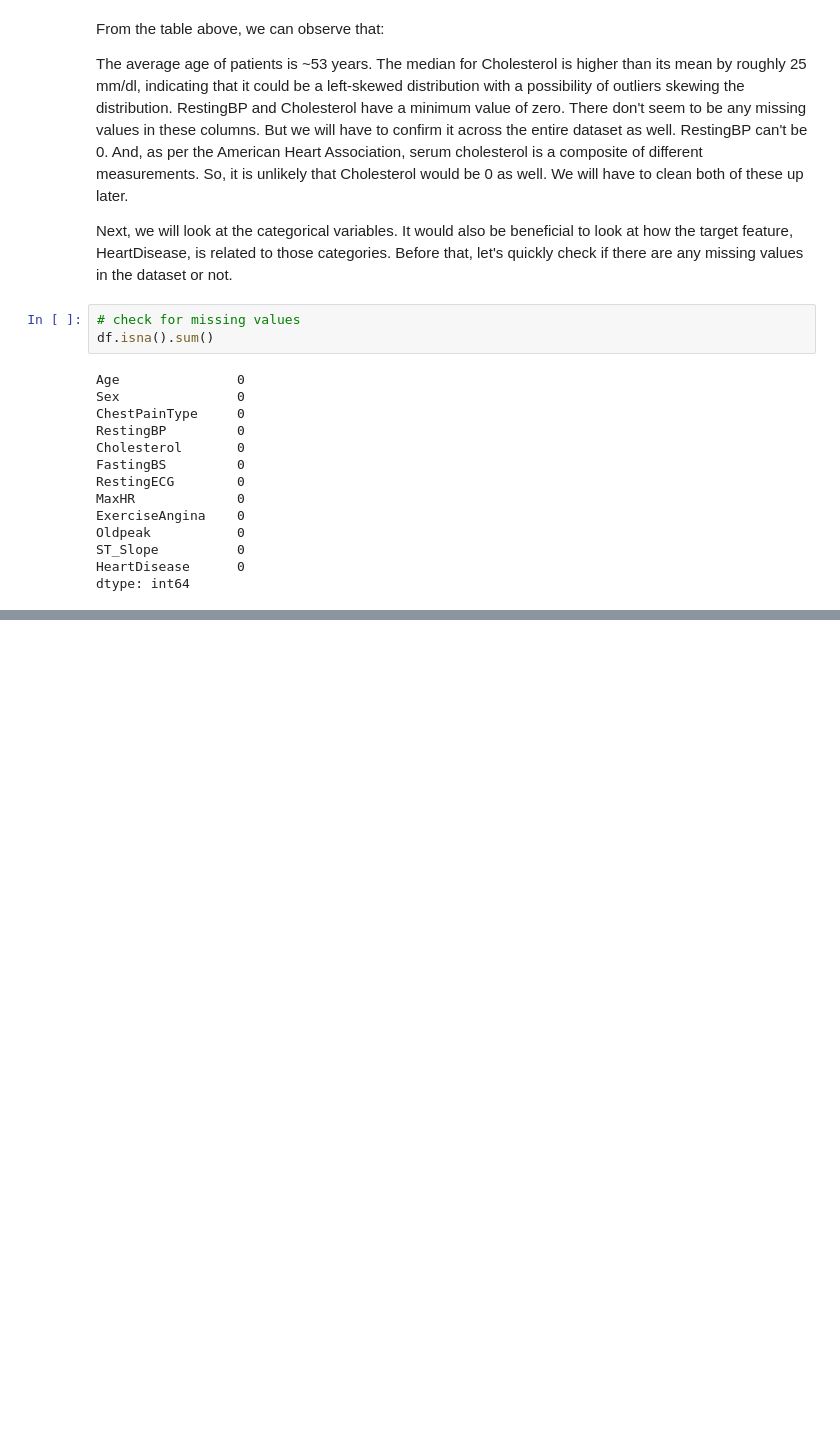
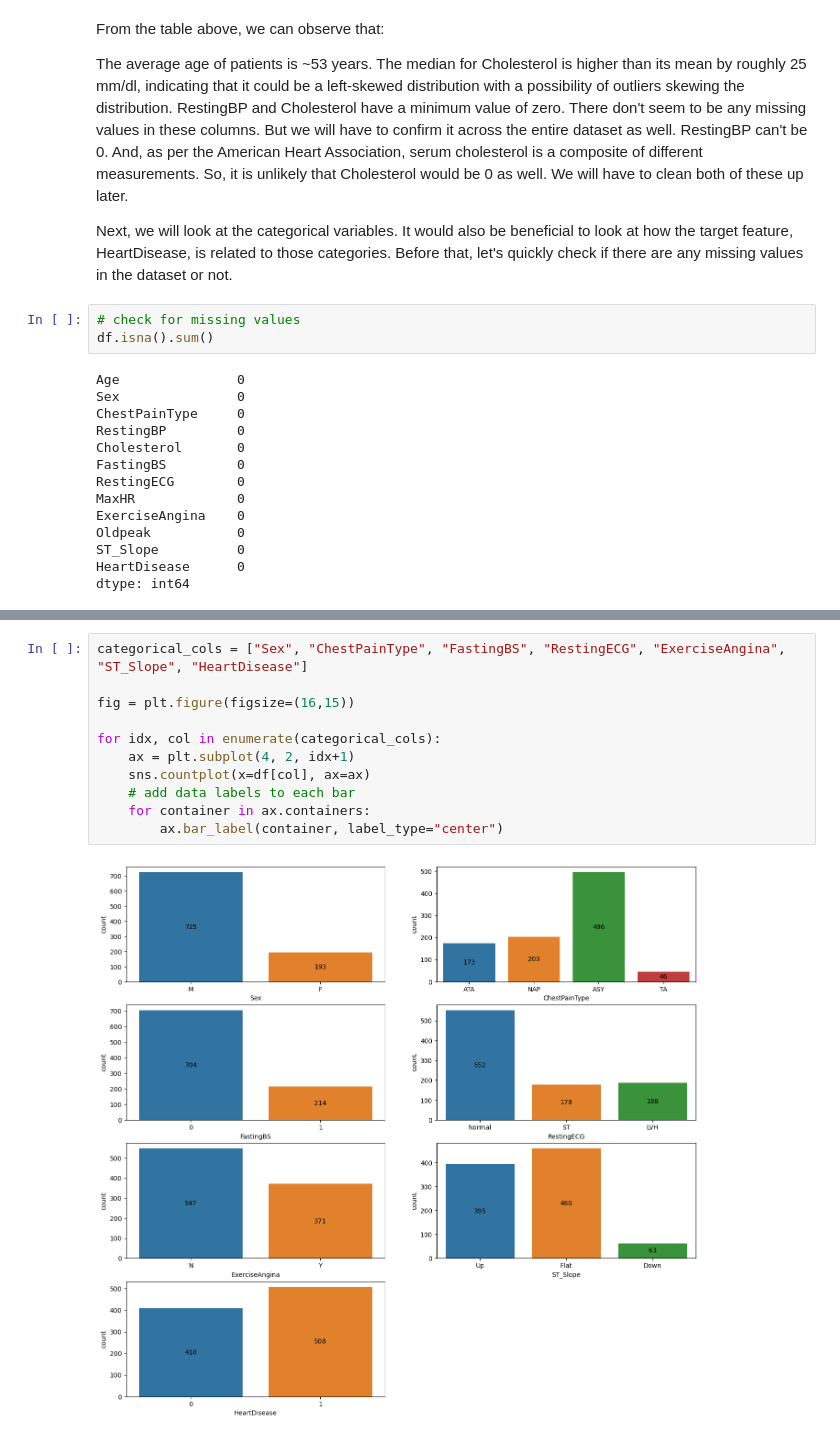
Before and after one commit to RoseMwangi98/Predicting_heart_disease_KNN, a Jupyter notebook: heartdisease.ipynb, the cells around one changed output, grey strips where cells are left out. Saved outputs shown, nothing was run; the diff lists cells and outputs as text; blank space fills up the shorter version.

Commit message:
Visualizating categorical columns

```diff
--- a/heartdisease.ipynb
+++ b/heartdisease.ipynb
@@ -96,0 +105,13 @@ dtype: int64
+# %%
+categorical_cols = ["Sex", "ChestPainType", "FastingBS", "RestingECG", "ExerciseAngina", "ST_Slope", "HeartDisease"]
+
+fig = plt.figure(figsize=(16,15))
+
+for idx, col in enumerate(categorical_cols):
+    ax = plt.subplot(4, 2, idx+1)
+    sns.countplot(x=df[col], ax=ax)
+    # add data labels to each bar
+    for container in ax.containers:
+        ax.bar_label(container, label_type="center")
+# %% [output]
+[figure, added]
```
Also changed, not shown: parts of 1 cell of this notebook.
